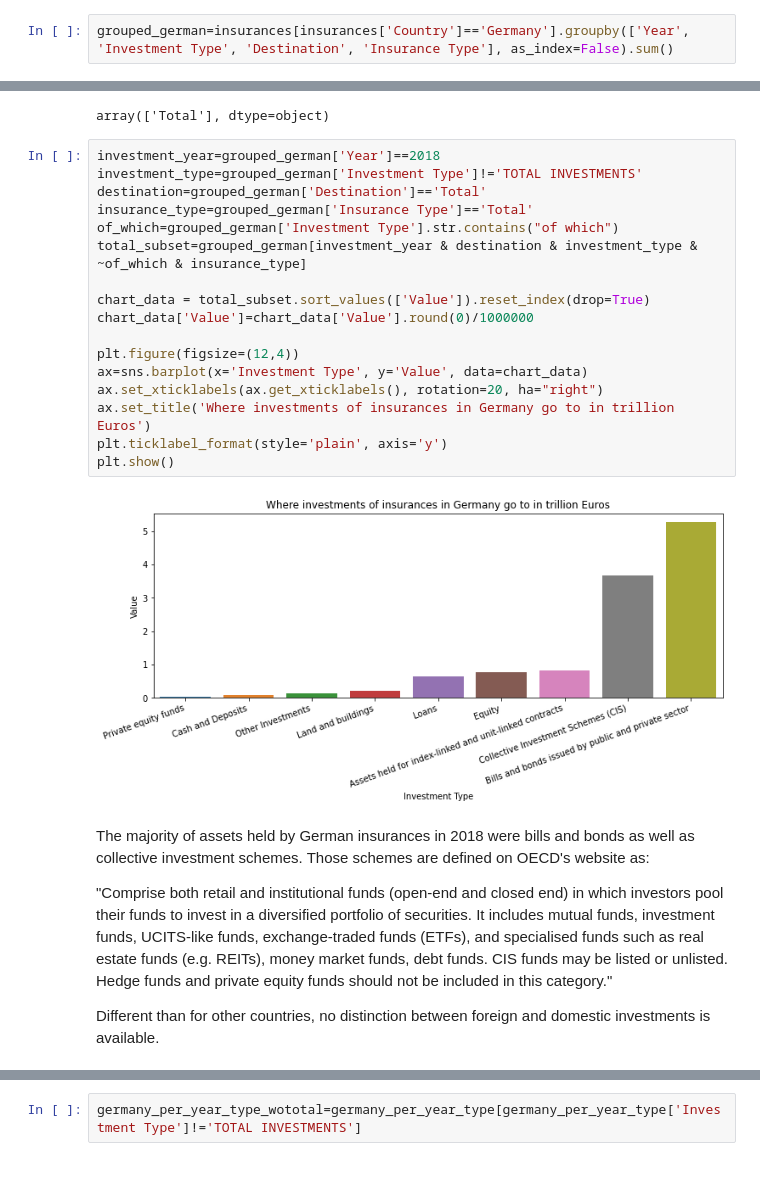
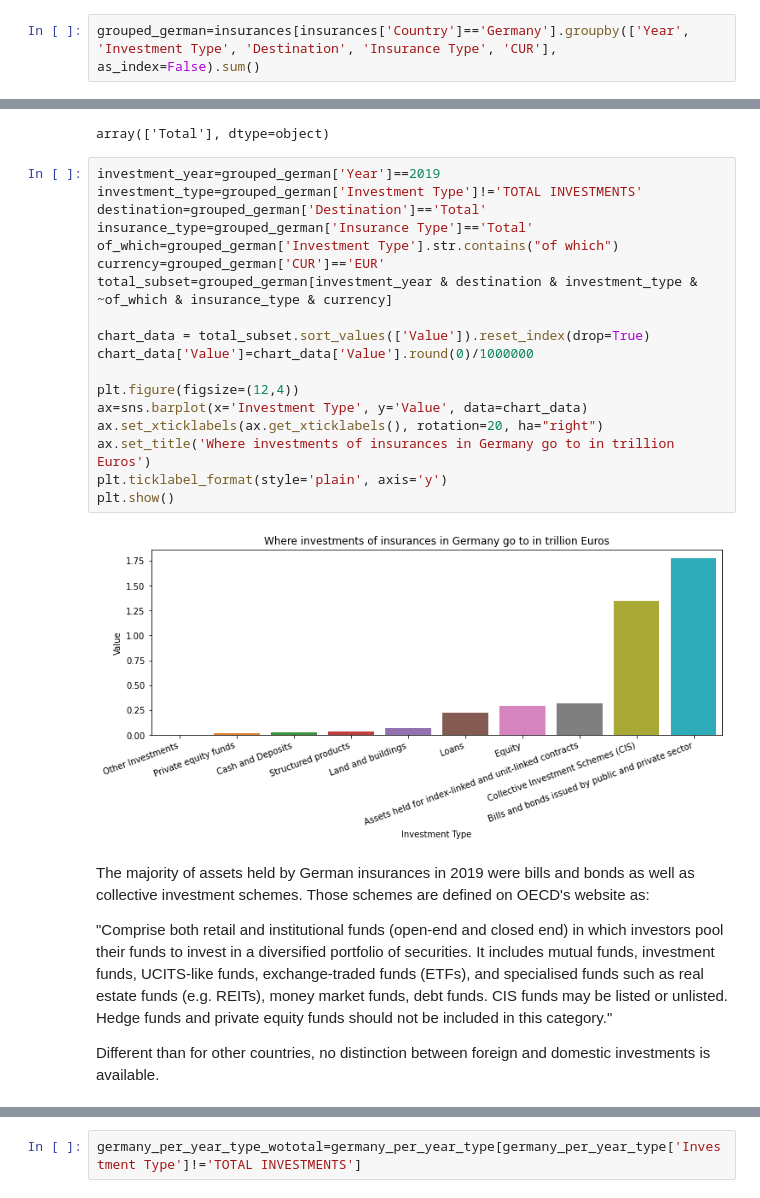
Before and after one commit to looreen/insurances, a Jupyter notebook: insurances.ipynb, the cells around one changed output, grey strips where cells are left out. Cells and saved outputs as stored; diff of their text form; blank space fills up the shorter version.

```diff
--- a/insurances.ipynb
+++ b/insurances.ipynb
@@ -163,5 +362,5 @@ array(['Australia', 'Austria', 'Denmark', 'Finland', 'Germany', 'Greece',
 # %%
-grouped_german=insurances[insurances['Country']=='Germany'].groupby(['Year', 'Investment Type', 'Destination', 'Insurance Type'], as_index=False).sum()
+grouped_german=insurances[insurances['Country']=='Germany'].groupby(['Year', 'Investment Type', 'Destination', 'Insurance Type', 'CUR'], as_index=False).sum()
 # %%
 grouped_german.head()
 # %% [output]
@@ -178,26 +377,27 @@ grouped_german['Destination'].unique()
 # %% [output]
 array(['Total'], dtype=object)
 # %%
-investment_year=grouped_german['Year']==2018
+investment_year=grouped_german['Year']==2019
 investment_type=grouped_german['Investment Type']!='TOTAL INVESTMENTS'
 destination=grouped_german['Destination']=='Total'
 insurance_type=grouped_german['Insurance Type']=='Total'
 of_which=grouped_german['Investment Type'].str.contains("of which")
-total_subset=grouped_german[investment_year & destination & investment_type & ~of_which & insurance_type]
+currency=grouped_german['CUR']=='EUR'
+total_subset=grouped_german[investment_year & destination & investment_type & ~of_which & insurance_type & currency]
 
 chart_data = total_subset.sort_values(['Value']).reset_index(drop=True)
 chart_data['Value']=chart_data['Value'].round(0)/1000000
 
 plt.figure(figsize=(12,4))
 ax=sns.barplot(x='Investment Type', y='Value', data=chart_data)
 ax.set_xticklabels(ax.get_xticklabels(), rotation=20, ha="right")
 ax.set_title('Where investments of insurances in Germany go to in trillion Euros')
 plt.ticklabel_format(style='plain', axis='y')
 plt.show()
 # %% [output]
-[figure, old version]
+[figure, new version]
 # %% [markdown]
-The majority of assets held by German insurances in 2018 were bills and bonds as well as collective investment schemes. Those schemes are defined on OECD's website as:
+The majority of assets held by German insurances in 2019 were bills and bonds as well as collective investment schemes. Those schemes are defined on OECD's website as:
 
 "Comprise both retail and institutional funds (open-end and closed end) in which investors pool their funds to invest in a diversified portfolio of securities. It includes mutual funds, investment funds, UCITS-like funds, exchange-traded funds (ETFs), and specialised funds such as real estate funds (e.g. REITs), money market funds, debt funds. CIS funds may be listed or unlisted. Hedge funds and private equity funds should not be included in this category."
 
```
Also changed, not shown: parts of 46 cells of this notebook.
